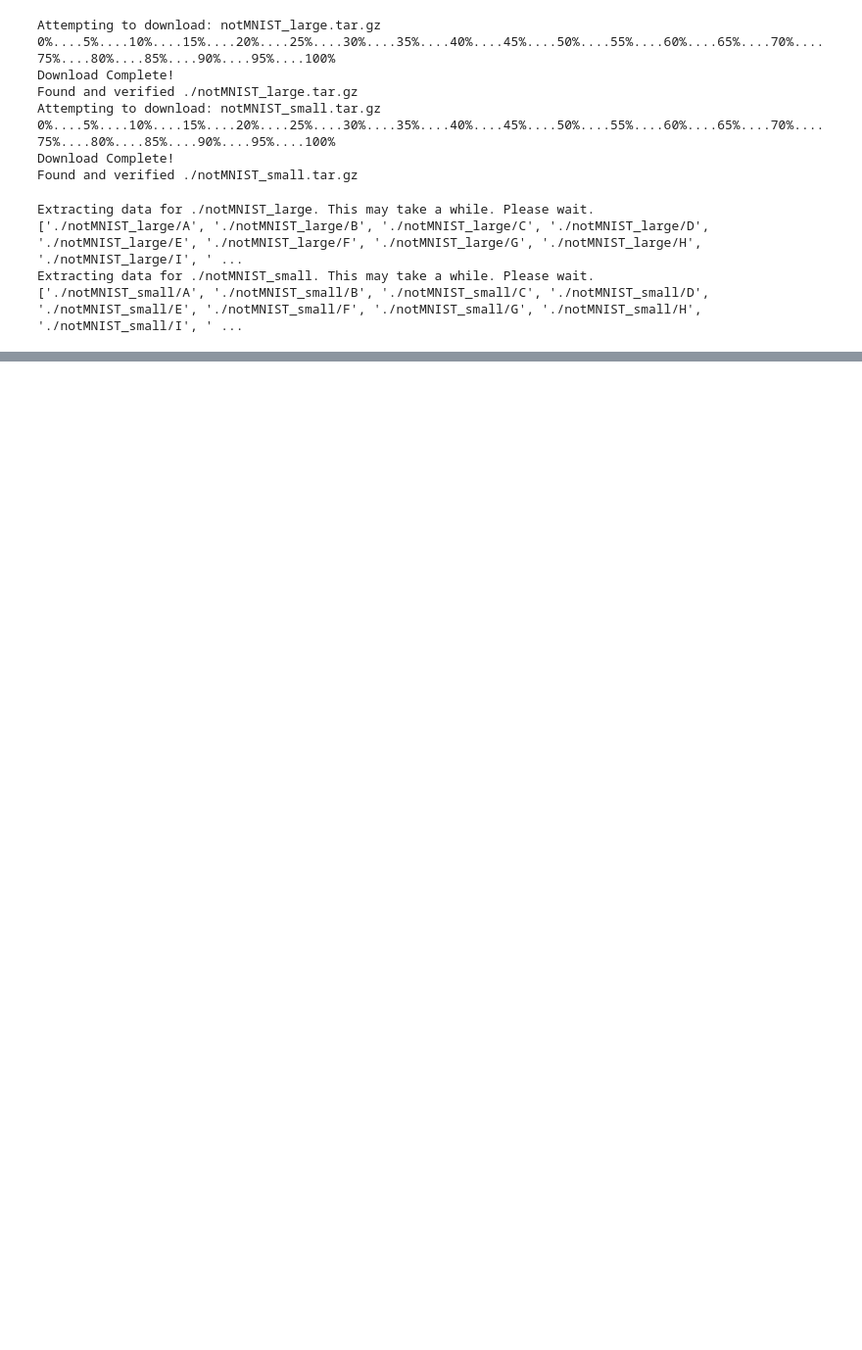
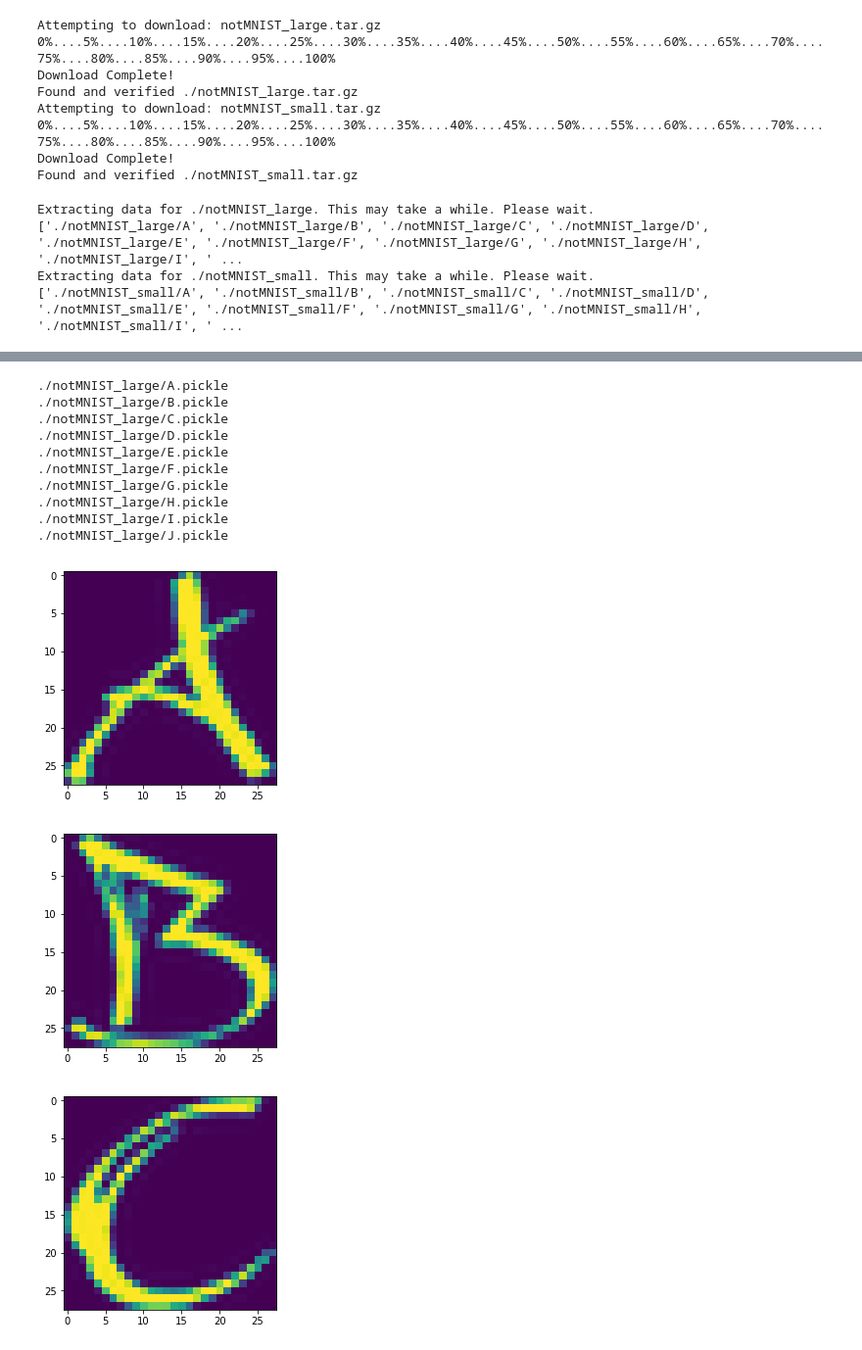
Before and after one commit to julian59189/UdacityDeepLearning, a Jupyter notebook: Lesson1/Assignment1.ipynb, the cells around one changed output, grey strips where cells are left out. Shown at 98% size. Saved outputs shown, nothing was run; the diff lists cells and outputs as text; code cells hidden in the pictures; blank space fills up the shorter version.

```diff
--- a/Lesson1/Assignment1.ipynb
+++ b/Lesson1/Assignment1.ipynb
@@ -97,0 +203,23 @@ Extracting data for ./notMNIST_small. This may take a while. Please wait.
+# %%
+# Problem 2
+i = 1
+for element in train_datasets:
+    print(element)
+    data = pickle.load( open(element, "rb" ) )
+    plt.figure(i)
+    plt.imshow(data[0,:,:])
+    i = i + 1
+# %% [output]
+./notMNIST_large/A.pickle
+./notMNIST_large/B.pickle
+./notMNIST_large/C.pickle
+./notMNIST_large/D.pickle
+./notMNIST_large/E.pickle
+./notMNIST_large/F.pickle
+./notMNIST_large/G.pickle
+./notMNIST_large/H.pickle
+./notMNIST_large/I.pickle
+./notMNIST_large/J.pickle
+[figure, added]
+[figure, added]
+[figure, added]
```
Also changed, not shown: parts of 3 cells of this notebook.
